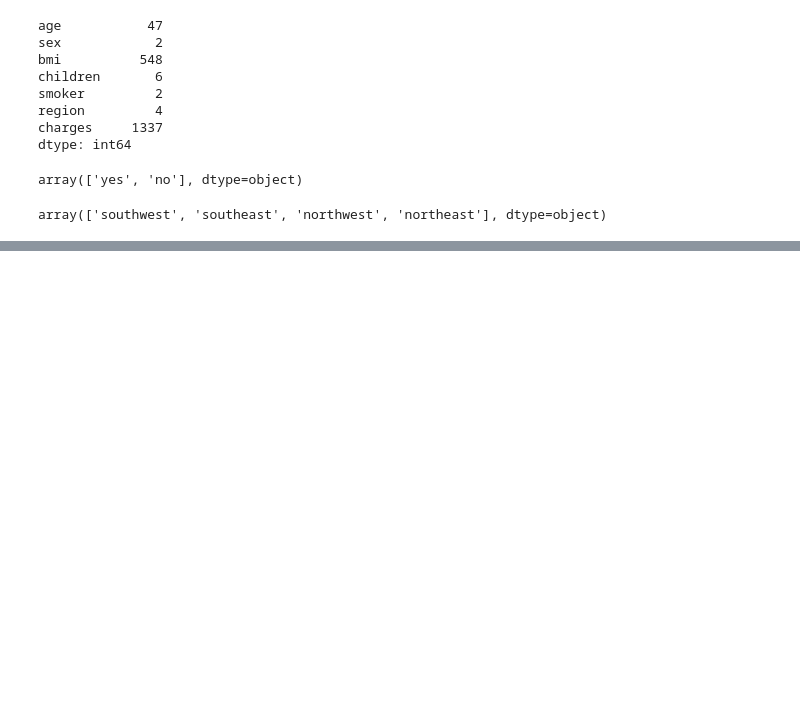
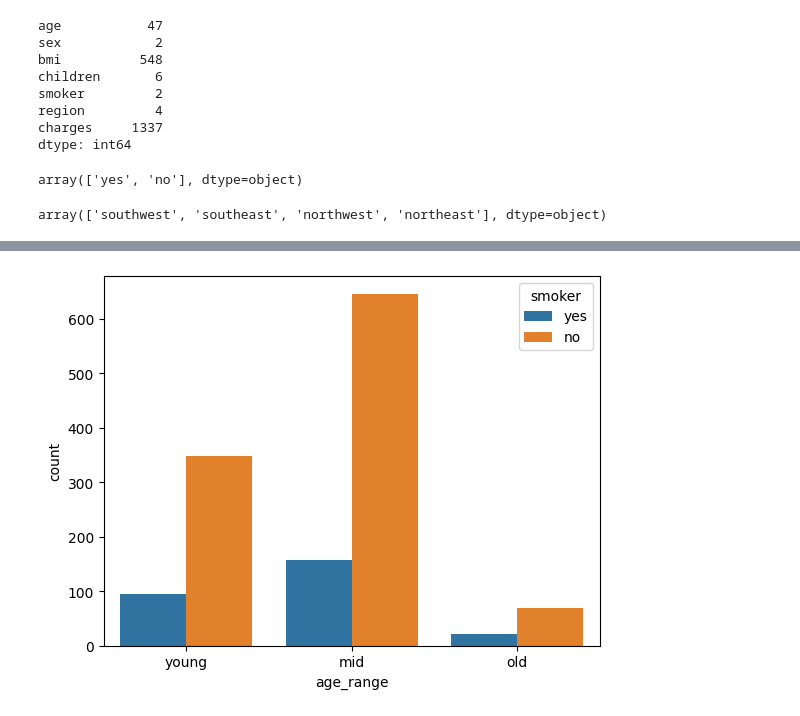
Before and after one commit to Rithish5513U/Insure-IQ, a Jupyter notebook: notebook/research.ipynb, the cells around one changed output, grey strips where cells are left out. Cells and saved outputs as stored; diff of their text form; code cells hidden in the pictures; blank space fills up the shorter version.

```diff
--- a/notebook/research.ipynb
+++ b/notebook/research.ipynb
@@ -89,0 +168,5 @@ array(['southwest', 'southeast', 'northwest', 'northeast'], dtype=object)
+# %%
+sns.countplot(data=df, x='age_range', hue='smoker')
+plt.show()
+# %% [output]
+[figure, added]
```
Also changed, not shown: parts of 13 cells of this notebook, 14 other files.
